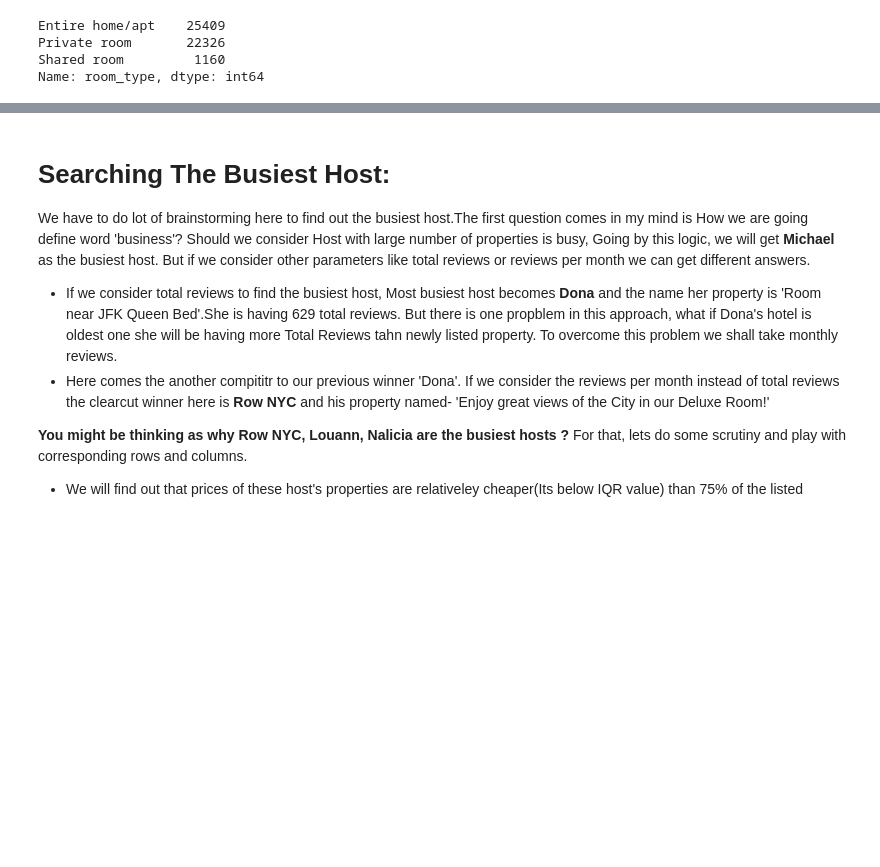
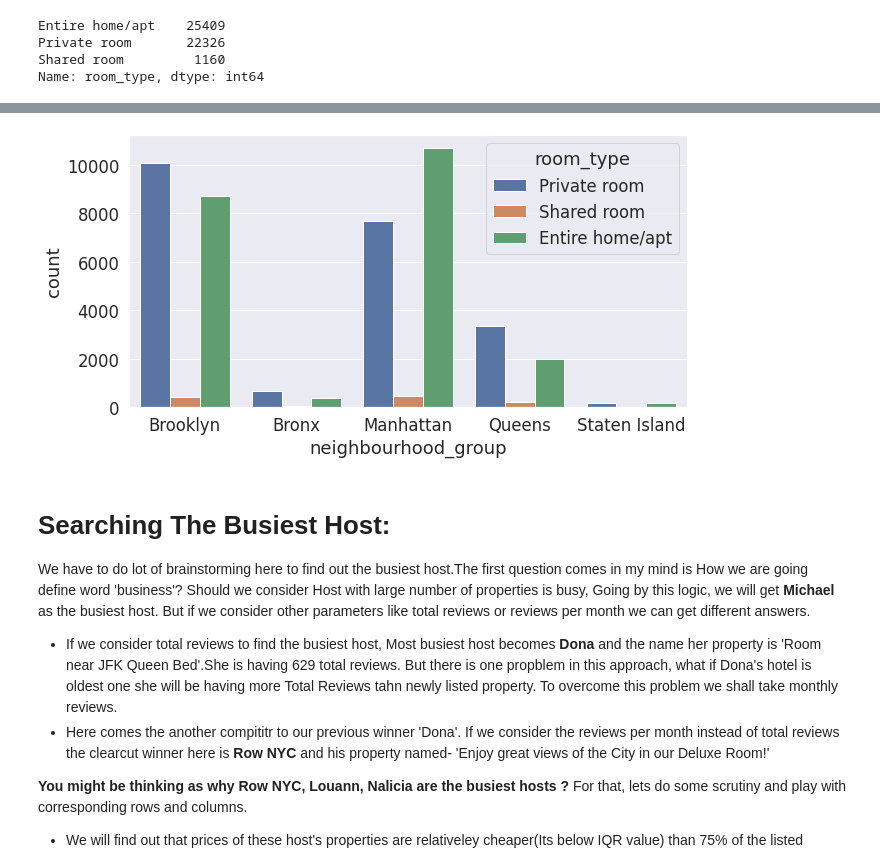
Before and after one commit to rajeshmore1/Capstone-Project-1, a Jupyter notebook: Rajesh_More_Copy_of_Team_4_Capstone_Project.ipynb, the cells around one changed output, grey strips where cells are left out. Saved outputs shown, nothing was run; the diff lists cells and outputs as text; code cells hidden in the pictures; blank space fills up the shorter version.

```diff
--- a/Rajesh_More_Copy_of_Team_4_Capstone_Project.ipynb
+++ b/Rajesh_More_Copy_of_Team_4_Capstone_Project.ipynb
@@ -349,3 +358,8 @@ top_host1
+# %%
+plt.figure(figsize=(10,5))
+ax = sns.countplot(df['neighbourhood_group'],hue=df['room_type'])
+# %% [output]
+[figure, added]
 # %% [markdown]
 # Searching The Busiest Host:
 We have to do lot of brainstorming here to find out the busiest host.The first question comes in my mind is How we are going define word 'business'? Should we consider Host with large number of properties is busy, Going by this logic, we will get **Michael** as the busiest host. But if we consider other parameters like total reviews or reviews per month we can get different answers.
```
Also changed, not shown: parts of 21 cells of this notebook.
